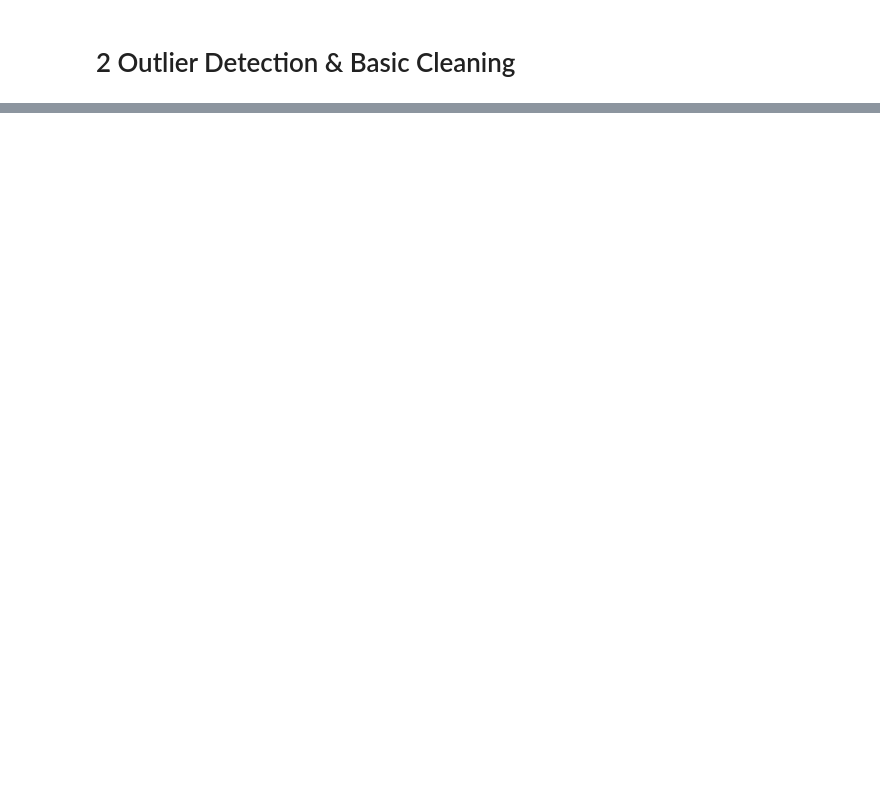
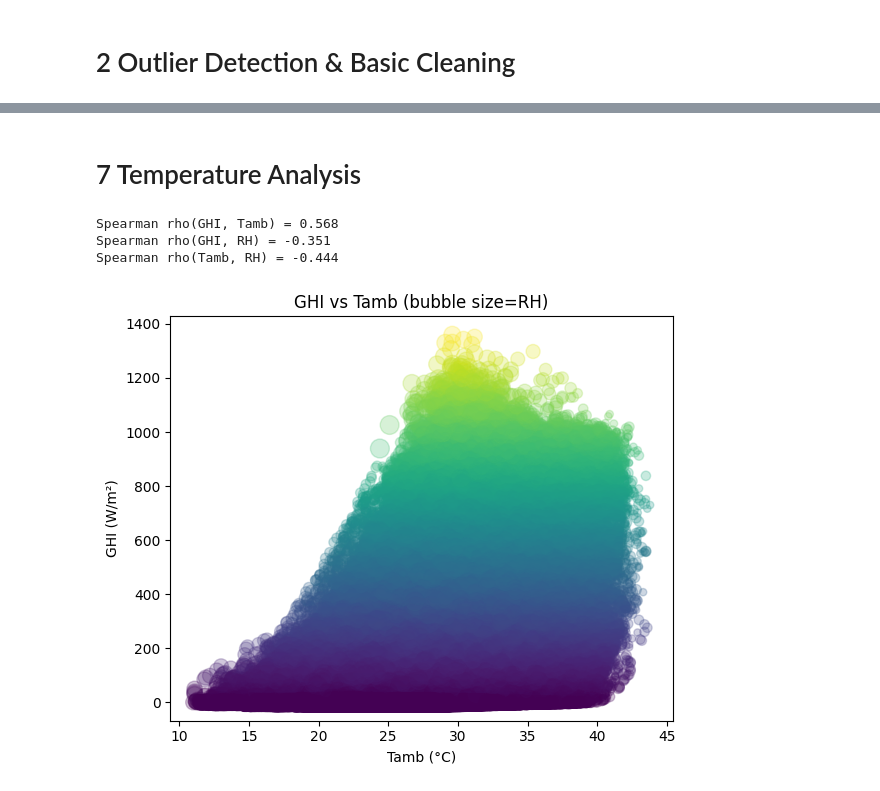
Before and after one commit to gashawbekele06/solar-challenge-week0, a Jupyter notebook: notebooks/benin_eda.ipynb, the cells around one changed output, grey strips where cells are left out. Saved outputs shown, nothing was run; the diff lists cells and outputs as text; code cells hidden in the pictures; blank space fills up the shorter version.

```diff
--- a/notebooks/benin_eda.ipynb
+++ b/notebooks/benin_eda.ipynb
@@ -188,0 +276,31 @@ dtype: int64
+# %% [markdown]
+# 7 Temperature Analysis
+# %%
+# Correlation readouts
+for a,b in [('GHI','Tamb'),('GHI','RH'),('Tamb','RH')]:
+    if a in dfc.columns and b in dfc.columns:
+        rho = dfc[[a,b]].corr(method='spearman').iloc[0,1]
+        print(f"Spearman rho({a}, {b}) = {rho:.3f}")
+
+# Bubble: GHI vs Tamb (bubble size = RH or BP)
+if all(c in dfc.columns for c in ['GHI','Tamb']):
+    size_col = 'RH' if 'RH' in dfc.columns else ('BP' if 'BP' in dfc.columns else None)
+    plt.figure(figsize=(6,5))
+    plot_df = dfc.sample(n=min(120000, len(dfc)), random_state=7) if len(dfc)>120000 else dfc
+    if size_col:
+        s = plot_df[size_col]
+        # Normalize bubble size
+        sizes = 20 + 180*(s - s.min())/(s.max()-s.min() + 1e-9)
+        plt.scatter(plot_df['Tamb'], plot_df['GHI'], s=sizes, alpha=0.25, c=plot_df['GHI'], cmap='viridis')
+        plt.title(f'GHI vs Tamb (bubble size={size_col})')
+    else:
+        plt.scatter(plot_df['Tamb'], plot_df['GHI'], s=20, alpha=0.25)
+        plt.title('GHI vs Tamb')
+    plt.xlabel('Tamb (°C)'); plt.ylabel('GHI (W/m²)'); plt.tight_layout()
+    if SAVE_FIGS: plt.savefig(Path(FIG_DIR)/'bubble_GHI_Tamb.png', dpi=150)
+    plt.show()
+# %% [output]
+Spearman rho(GHI, Tamb) = 0.568
+Spearman rho(GHI, RH) = -0.351
+Spearman rho(Tamb, RH) = -0.444
+[figure, added]
```
Also changed, not shown: parts of 18 cells of this notebook.
